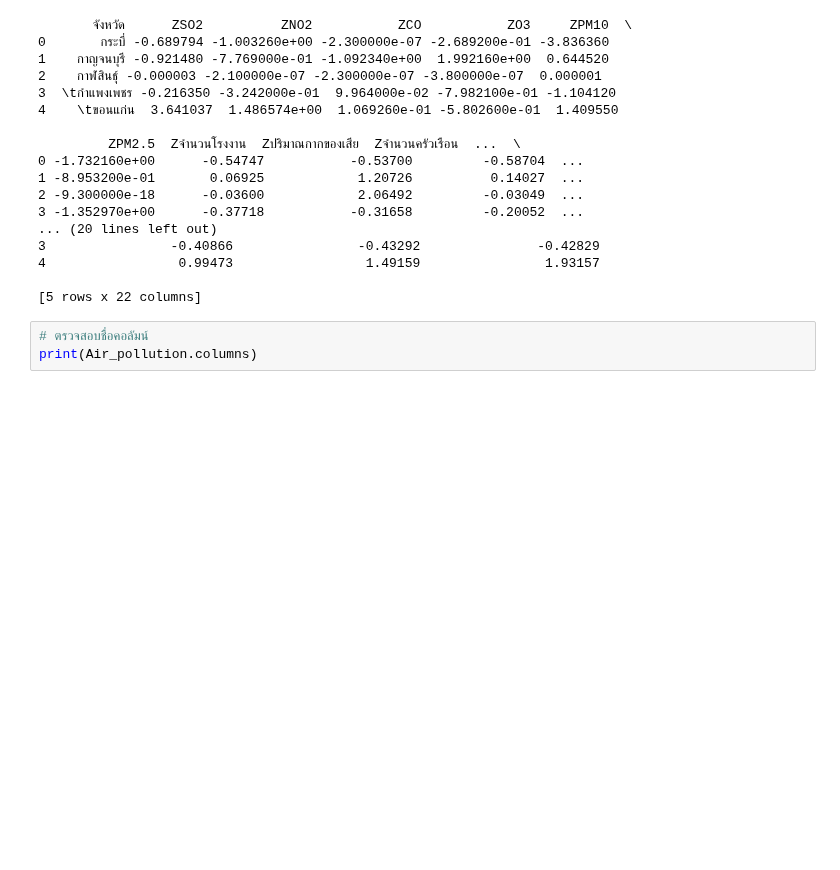
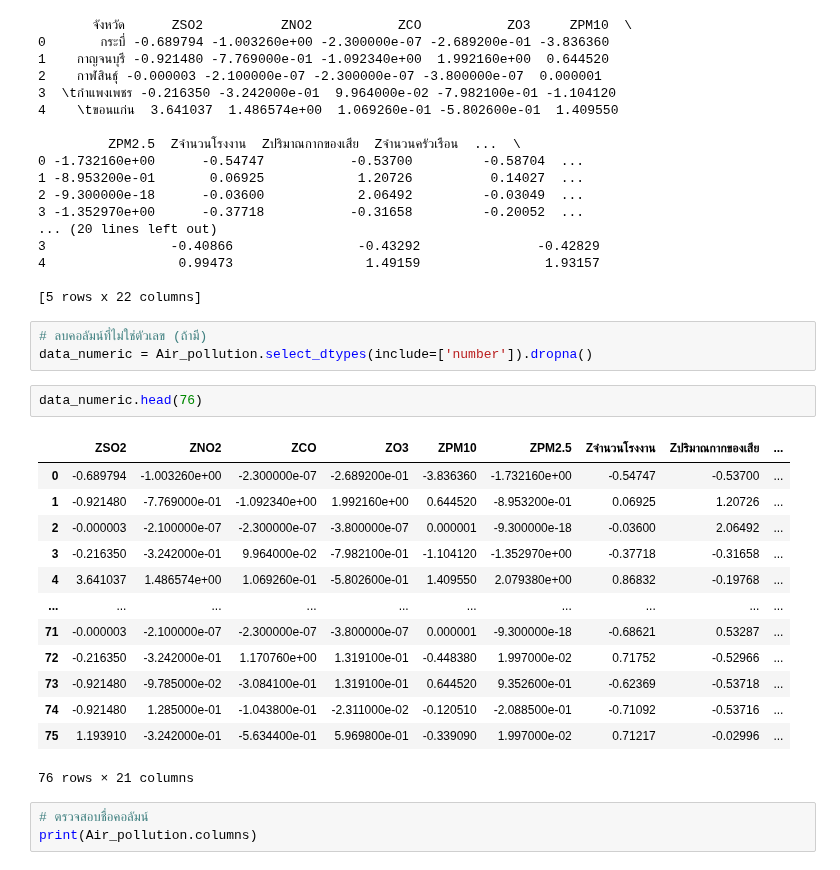
Before and after one commit to Penpitcha0634/BSC_DPDM23, a Jupyter notebook: Project2_Cluster_Analysis_ข้อมูลที่เติมแล้ว.ipynb, the cells around one changed output. Cells and saved outputs as stored; diff of their text form; blank space fills up the shorter version.

```diff
--- a/Project2_Cluster_Analysis_ข้อมูลที่เติมแล้ว.ipynb
+++ b/Project2_Cluster_Analysis_ข้อมูลที่เติมแล้ว.ipynb
@@ -38,6 +38,25 @@ print(Air_pollution.head())
 4                 0.99473                 1.49159                1.93157
 
 [5 rows x 22 columns]
+# %%
+# ลบคอลัมน์ที่ไม่ใช่ตัวเลข (ถ้ามี)
+data_numeric = Air_pollution.select_dtypes(include=['number']).dropna()
+# %%
+data_numeric.head(76)
+# %% [output]
+|  | ZSO2 | ZNO2 | ZCO | ZO3 | ZPM10 | ZPM2.5 | Zจำนวนโรงงาน | Zปริมาณกากของเสีย | ... |
+| 0 | -0.689794 | -1.003260e+00 | -2.300000e-07 | -2.689200e-01 | -3.836360 | -1.732160e+00 | -0.54747 | -0.53700 | ... |
+| 1 | -0.921480 | -7.769000e-01 | -1.092340e+00 | 1.992160e+00 | 0.644520 | -8.953200e-01 | 0.06925 | 1.20726 | ... |
+| 2 | -0.000003 | -2.100000e-07 | -2.300000e-07 | -3.800000e-07 | 0.000001 | -9.300000e-18 | -0.03600 | 2.06492 | ... |
+| 3 | -0.216350 | -3.242000e-01 | 9.964000e-02 | -7.982100e-01 | -1.104120 | -1.352970e+00 | -0.37718 | -0.31658 | ... |
+| 4 | 3.641037 | 1.486574e+00 | 1.069260e-01 | -5.802600e-01 | 1.409550 | 2.079380e+00 | 0.86832 | -0.19768 | ... |
+| ... | ... | ... | ... | ... | ... | ... | ... | ... | ... |
+| 71 | -0.000003 | -2.100000e-07 | -2.300000e-07 | -3.800000e-07 | 0.000001 | -9.300000e-18 | -0.68621 | 0.53287 | ... |
+| 72 | -0.216350 | -3.242000e-01 | 1.170760e+00 | 1.319100e-01 | -0.448380 | 1.997000e-02 | 0.71752 | -0.52966 | ... |
+| 73 | -0.921480 | -9.785000e-02 | -3.084100e-01 | 1.319100e-01 | 0.644520 | 9.352600e-01 | -0.62369 | -0.53718 | ... |
+| 74 | -0.921480 | 1.285000e-01 | -1.043800e-01 | -2.311000e-02 | -0.120510 | -2.088500e-01 | -0.71092 | -0.53716 | ... |
+| 75 | 1.193910 | -3.242000e-01 | -5.634400e-01 | 5.969800e-01 | -0.339090 | 1.997000e-02 | 0.71217 | -0.02996 | ... |
+76 rows × 21 columns
 # %%
 # ตรวจสอบชื่อคอลัมน์
 print(Air_pollution.columns)
```
Also changed, not shown: parts of 11 cells of this notebook.
